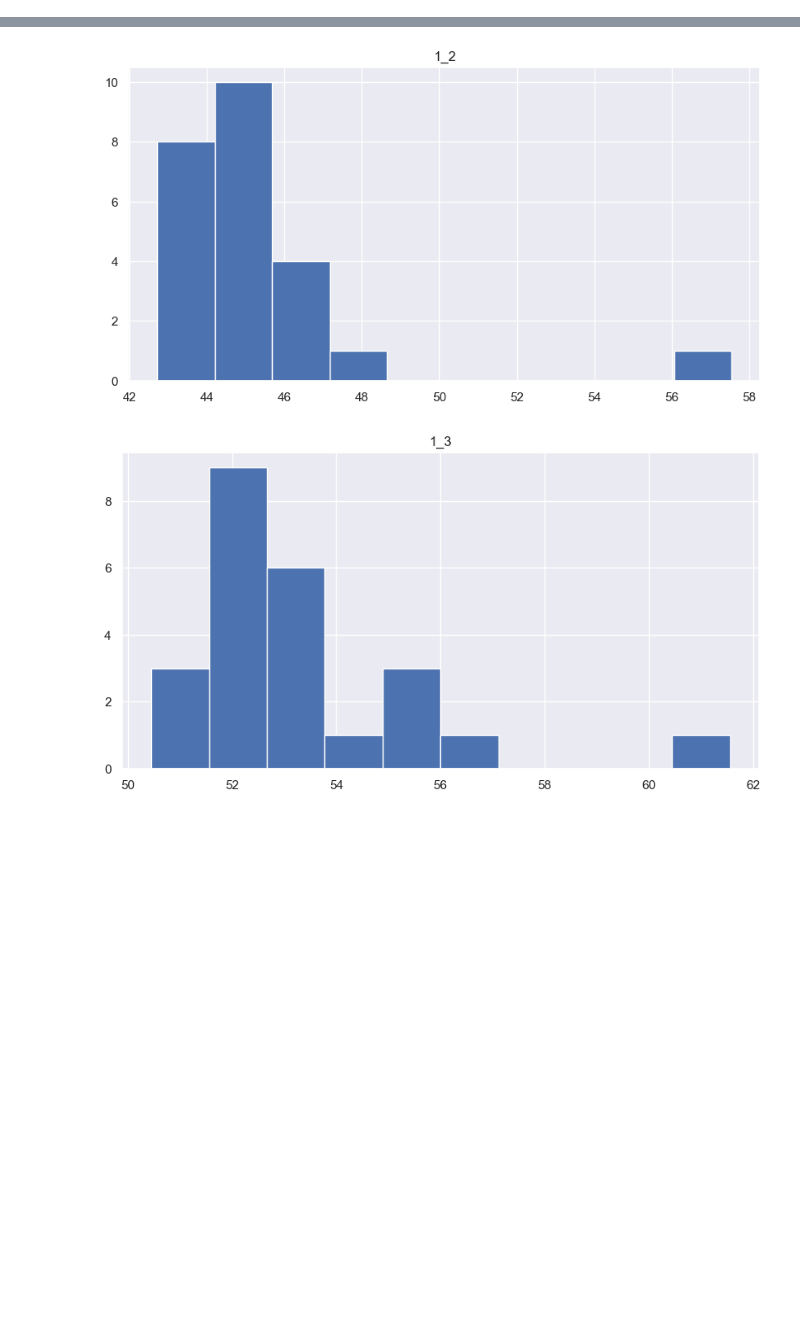
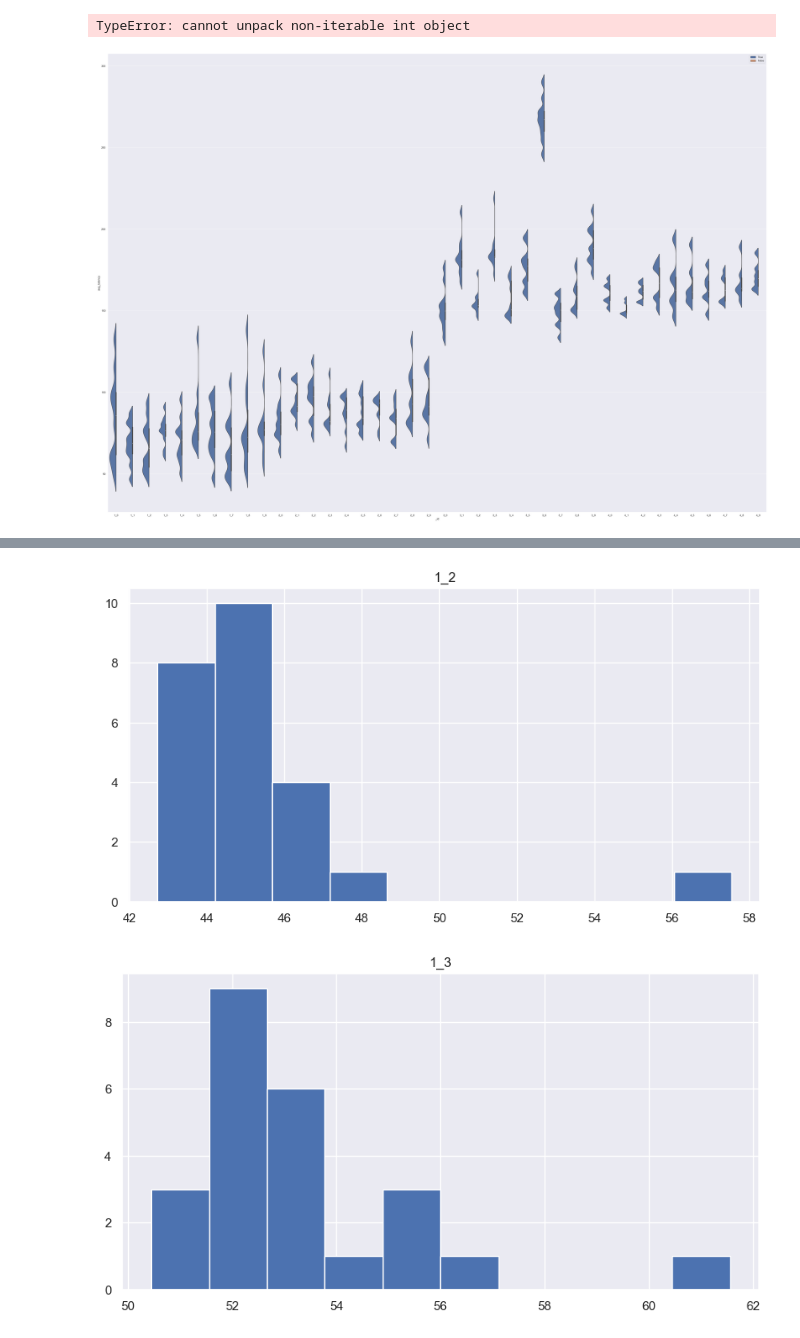
Before and after one commit to leonardoboldrini/SCION-Test-Suite, a Jupyter notebook: test.ipynb, the cells around one changed output, grey strips where cells are left out. Saved outputs shown, nothing was run; the diff lists cells and outputs as text; code cells hidden in the pictures; blank space fills up the shorter version.

```diff
--- a/test.ipynb
+++ b/test.ipynb
@@ -0,0 +1,44 @@
+# %%
+import numpy as np
+import pandas as pd
+import json
+import seaborn as sns
+import matplotlib.pyplot as plt
+import re
+
+sns.set_theme()
+with open("C:\\Users\\maxbr\\Desktop\\Polito\\Thesis SCION\\ETH-Hell-AP\\2806stats.json") as f:
+    data = json.load(f)
+# %%
+# Convert pymongo cursor to a list of dictionaries
+# Convert list of dictionaries to a pandas DataFrame
+df = pd.DataFrame(data)
+df['avg_latency'] = pd.to_numeric(df['avg_latency'].str.replace('ms', ''))
+df['_id'] = df['_id'].apply(lambda x: re.sub(r'_(\d{4}-\d{2}-\d{2}).*|-\d{2}:\d{2}:\d{2}\.\d{6}|_$', '', x))
+
+# Create the violin plot
+ax = sns.violinplot(
+    data=df, x="_id", y="avg_latency",
+    hue=True,
+    hue_order=[True, False], split=True,
+    bw=0.18,
+    scale="count",
+)
+
+# Add the frequency indicator
+counts = df['_id'].value_counts()
+for i, count in enumerate(counts):
+    ax.annotate(count, xy=(i, 310), ha='center', va='center')
+custom_ticks = []
+for i in range(40, 300, 5):
+    custom_ticks.append(i)
+
+sns.set(rc={"figure.figsize":(50, 35)})
+plt.yticks(custom_ticks, [str(tick) for tick in custom_ticks])  # Set the custom ticks
+plt.ylabel("Average Latency (ms)")
+plt.xlabel("PathID")
+plt.ylim([40.0, 300.0])
+plt.show()
+# %% [output]
+TypeError: cannot unpack non-iterable int object
+[figure, added]
```
Also changed, not shown: parts of 5 cells of this notebook, 2 other files.
